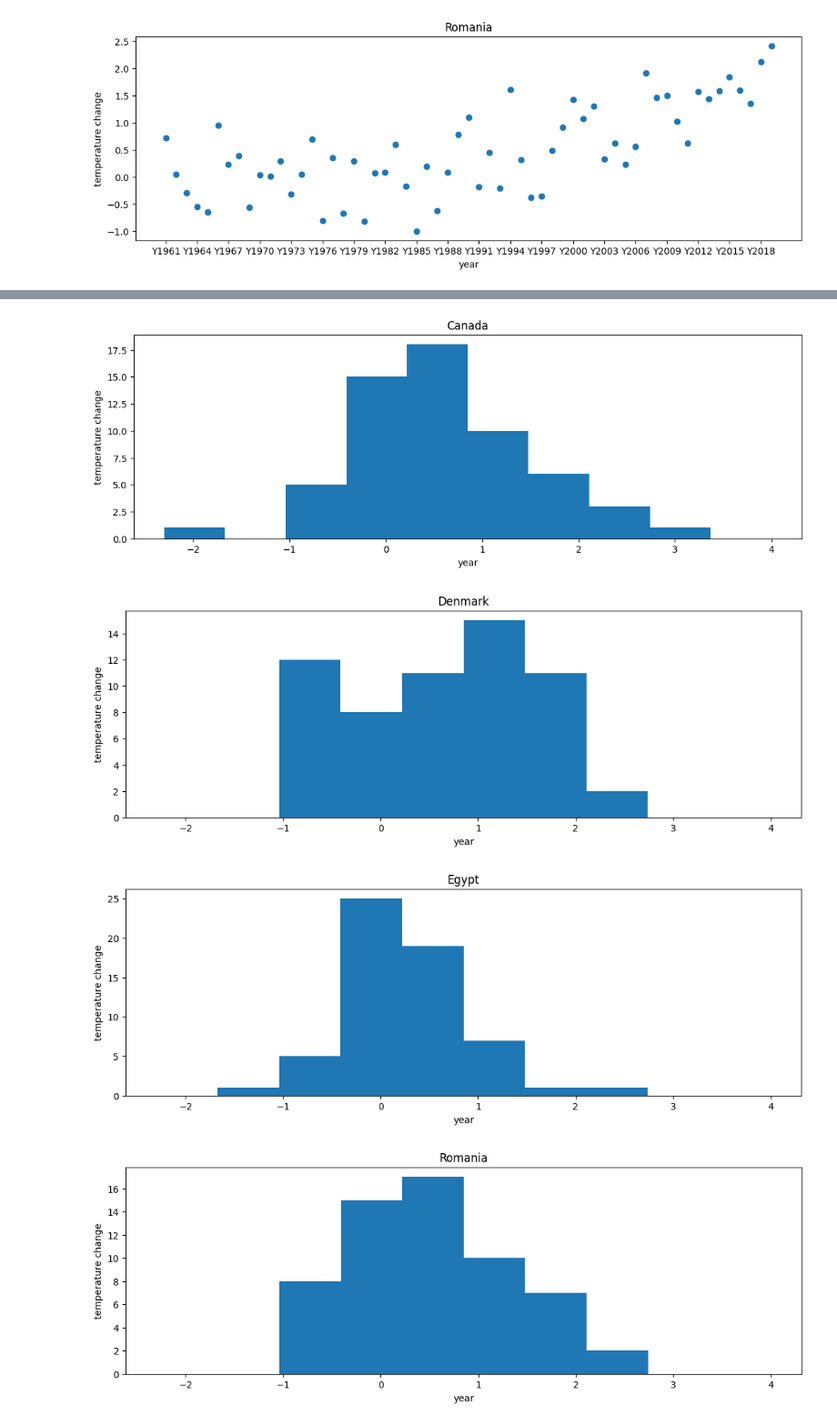
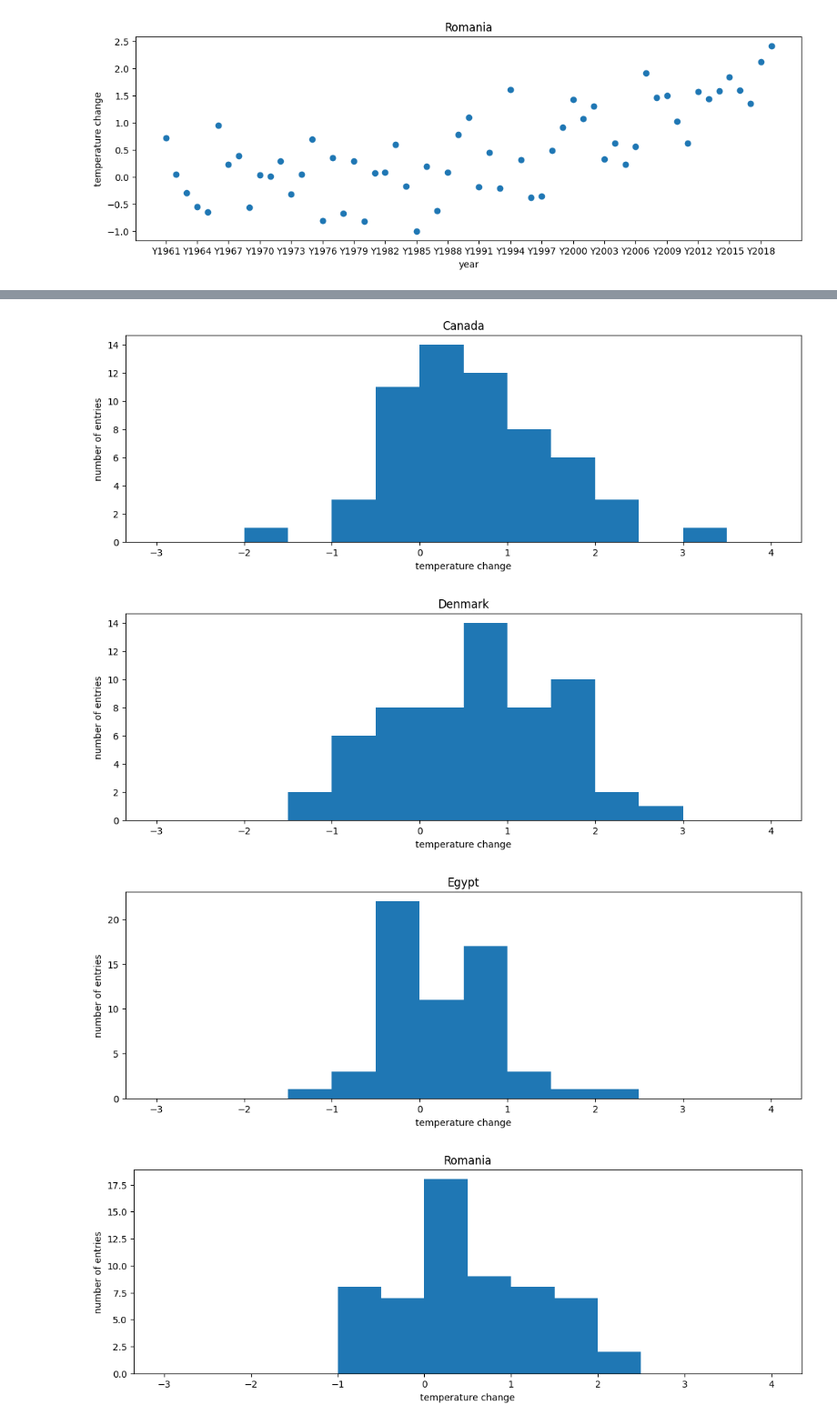
Before and after one commit to StefanButacu/Air_Trees_Water_Animals, a Jupyter notebook: notebooks/data_analysis.ipynb, the cells around one changed output, grey strips where cells are left out. Shown at 91% size. Saved outputs shown, nothing was run; the diff lists cells and outputs as text; code cells hidden in the pictures.

```diff
--- a/notebooks/data_analysis.ipynb
+++ b/notebooks/data_analysis.ipynb
@@ -94,14 +98,14 @@ for country in countries:
 # %%
 for country in countries:
     plt.figure(figsize=[13,4])
-    bin_range = (-2.3,4)
-    bin_count = 10
+    bin_range = (-3,4)
+    bin_count = 14
     df = data_frame.loc[((data_frame.Area == country) & (data_frame.Element == 'Temperature change'))]
     year_mean_temp_change = df[year_columns].mean()
     hist, bin_edges = np.histogram(year_mean_temp_change, bins=bin_count, range=bin_range)
 
     plt.hist(bin_edges[:-1], bin_edges, weights=hist)
-    plt.xlabel('year')
-    plt.ylabel('temperature change')
+    plt.xlabel('temperature change')
+    plt.ylabel('number of entries')
     plt.title(country)
 # %% [output]
@@ -109,4 +113,4 @@ for country in countries:
-[figure, old version]
+[figure, new version]
-[figure, old version]
+[figure, new version]
-[figure, old version]
+[figure, new version]
-[figure, old version]
+[figure, new version]
```
Also changed, not shown: parts of 4 cells of this notebook.
